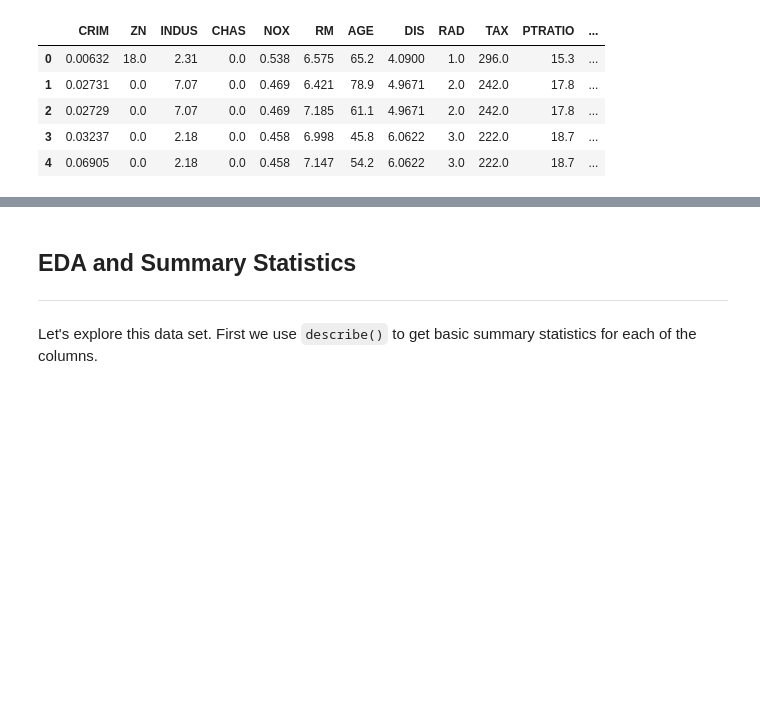
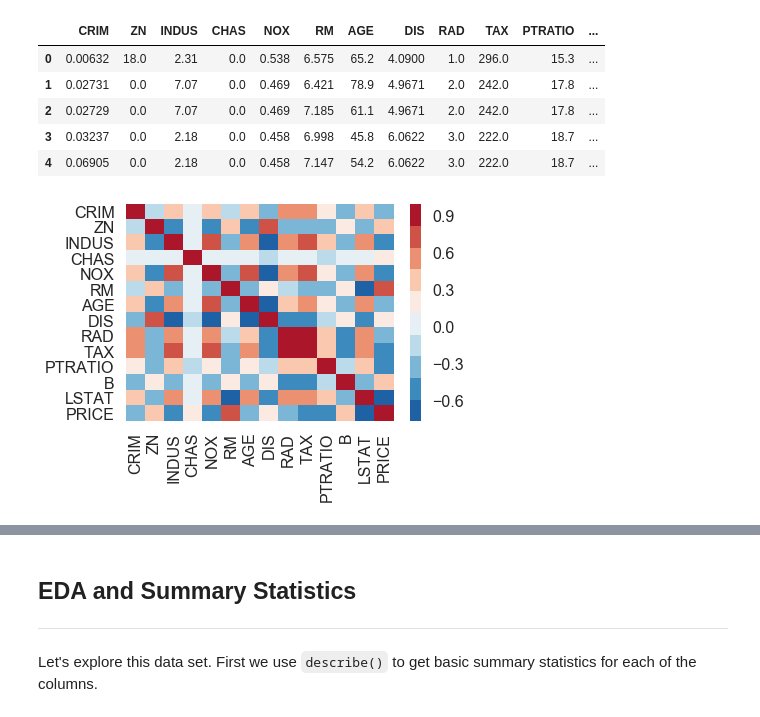
Before and after one commit to cfuther/Regression, a Jupyter notebook: Mini_Project_Linear_Regression_XZ.ipynb, the cells around one changed output, grey strips where cells are left out. Saved outputs shown, nothing was run; the diff lists cells and outputs as text; code cells hidden in the pictures; blank space fills up the shorter version.

```diff
--- a/Mini_Project_Linear_Regression_XZ.ipynb
+++ b/Mini_Project_Linear_Regression_XZ.ipynb
@@ -235,3 +235,10 @@ bos.head()
 | 2 | 0.02729 | 0.0 | 7.07 | 0.0 | 0.469 | 7.185 | 61.1 | 4.9671 | 2.0 | 242.0 | 17.8 | ... |
 | 3 | 0.03237 | 0.0 | 2.18 | 0.0 | 0.458 | 6.998 | 45.8 | 6.0622 | 3.0 | 222.0 | 18.7 | ... |
 | 4 | 0.06905 | 0.0 | 2.18 | 0.0 | 0.458 | 7.147 | 54.2 | 6.0622 | 3.0 | 222.0 | 18.7 | ... |
+# %%
+# colinearity check among predictor variables
+bos_cor = bos.corr()
+sns.heatmap(bos_cor,xticklabels=bos.columns,yticklabels=bos.columns,cmap=sns.color_palette("RdBu_r", 10))
+plt.show()
+# %% [output]
+[figure, added]
```
Also changed, not shown: parts of 59 cells of this notebook.
